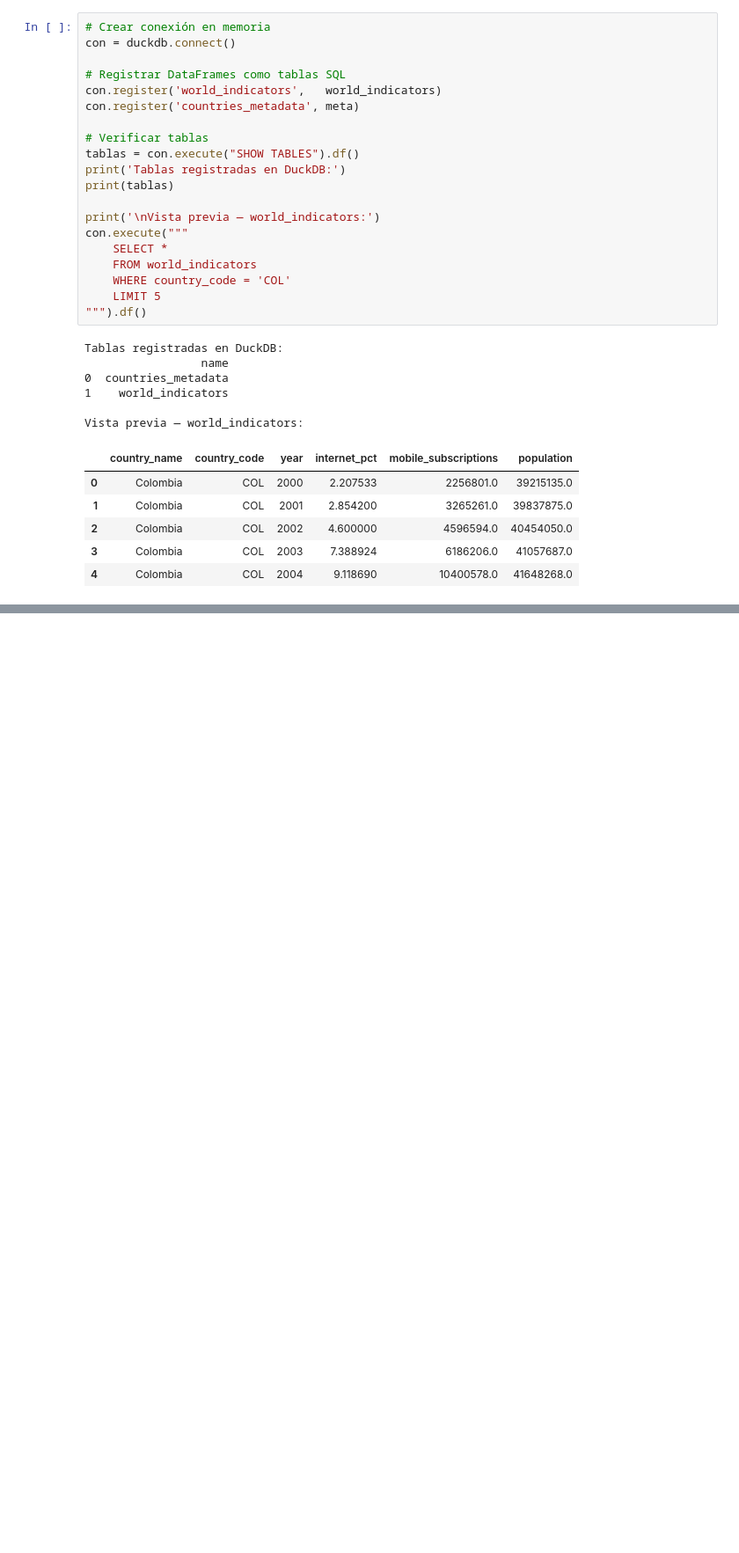
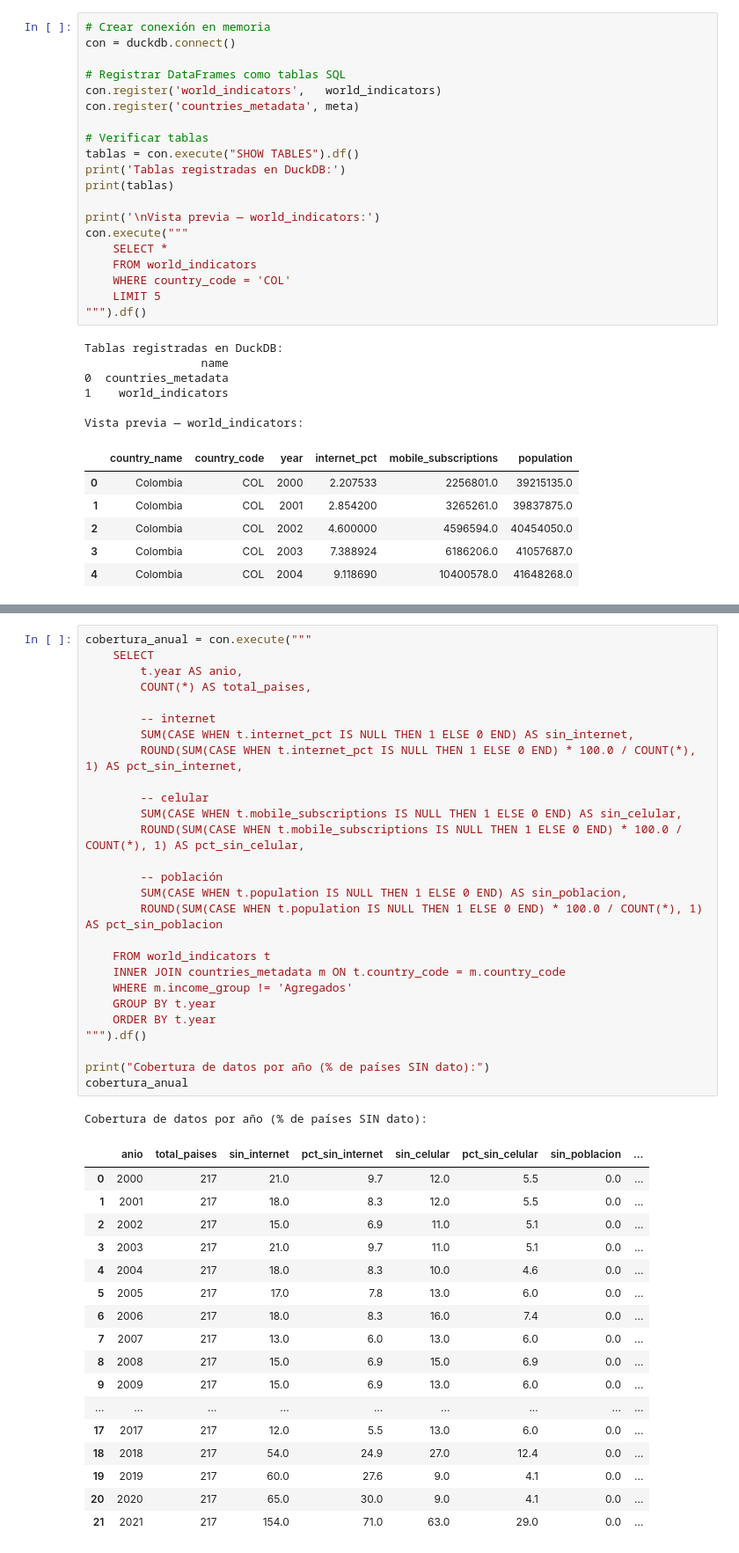
Before and after one commit to Oscarvm117/Challenge_Meli, a Jupyter notebook: Notebooks/challenge_meli_vis.ipynb, the cells around one changed output, grey strips where cells are left out. Shown at 88% size. Cells and saved outputs as stored; diff of their text form; blank space fills up the shorter version.

```diff
--- a/Notebooks/challenge_meli_vis.ipynb
+++ b/Notebooks/challenge_meli_vis.ipynb
@@ -188,0 +248,46 @@ Vista previa — world_indicators:
+# %%
+cobertura_anual = con.execute("""
+    SELECT
+        t.year AS anio,
+        COUNT(*) AS total_paises,
+
+        -- internet
+        SUM(CASE WHEN t.internet_pct IS NULL THEN 1 ELSE 0 END) AS sin_internet,
+        ROUND(SUM(CASE WHEN t.internet_pct IS NULL THEN 1 ELSE 0 END) * 100.0 / COUNT(*), 1) AS pct_sin_internet,
+
+        -- celular
+        SUM(CASE WHEN t.mobile_subscriptions IS NULL THEN 1 ELSE 0 END) AS sin_celular,
+        ROUND(SUM(CASE WHEN t.mobile_subscriptions IS NULL THEN 1 ELSE 0 END) * 100.0 / COUNT(*), 1) AS pct_sin_celular,
+
+        -- población
+        SUM(CASE WHEN t.population IS NULL THEN 1 ELSE 0 END) AS sin_poblacion,
+        ROUND(SUM(CASE WHEN t.population IS NULL THEN 1 ELSE 0 END) * 100.0 / COUNT(*), 1) AS pct_sin_poblacion
+
+    FROM world_indicators t
+    INNER JOIN countries_metadata m ON t.country_code = m.country_code
+    WHERE m.income_group != 'Agregados'
+    GROUP BY t.year
+    ORDER BY t.year
+""").df()
+
+print("Cobertura de datos por año (% de países SIN dato):")
+cobertura_anual
+# %% [output]
+Cobertura de datos por año (% de países SIN dato):
+|  | anio | total_paises | sin_internet | pct_sin_internet | sin_celular | pct_sin_celular | sin_poblacion | ... |
+| 0 | 2000 | 217 | 21.0 | 9.7 | 12.0 | 5.5 | 0.0 | ... |
+| 1 | 2001 | 217 | 18.0 | 8.3 | 12.0 | 5.5 | 0.0 | ... |
+| 2 | 2002 | 217 | 15.0 | 6.9 | 11.0 | 5.1 | 0.0 | ... |
+| 3 | 2003 | 217 | 21.0 | 9.7 | 11.0 | 5.1 | 0.0 | ... |
+| 4 | 2004 | 217 | 18.0 | 8.3 | 10.0 | 4.6 | 0.0 | ... |
+| 5 | 2005 | 217 | 17.0 | 7.8 | 13.0 | 6.0 | 0.0 | ... |
+| 6 | 2006 | 217 | 18.0 | 8.3 | 16.0 | 7.4 | 0.0 | ... |
+| 7 | 2007 | 217 | 13.0 | 6.0 | 13.0 | 6.0 | 0.0 | ... |
+| 8 | 2008 | 217 | 15.0 | 6.9 | 15.0 | 6.9 | 0.0 | ... |
+| 9 | 2009 | 217 | 15.0 | 6.9 | 13.0 | 6.0 | 0.0 | ... |
+| ... | ... | ... | ... | ... | ... | ... | ... | ... |
+| 17 | 2017 | 217 | 12.0 | 5.5 | 13.0 | 6.0 | 0.0 | ... |
+| 18 | 2018 | 217 | 54.0 | 24.9 | 27.0 | 12.4 | 0.0 | ... |
+| 19 | 2019 | 217 | 60.0 | 27.6 | 9.0 | 4.1 | 0.0 | ... |
+| 20 | 2020 | 217 | 65.0 | 30.0 | 9.0 | 4.1 | 0.0 | ... |
+| 21 | 2021 | 217 | 154.0 | 71.0 | 63.0 | 29.0 | 0.0 | ... |
```
Also changed, not shown: parts of 5 cells of this notebook, 1 other file.
